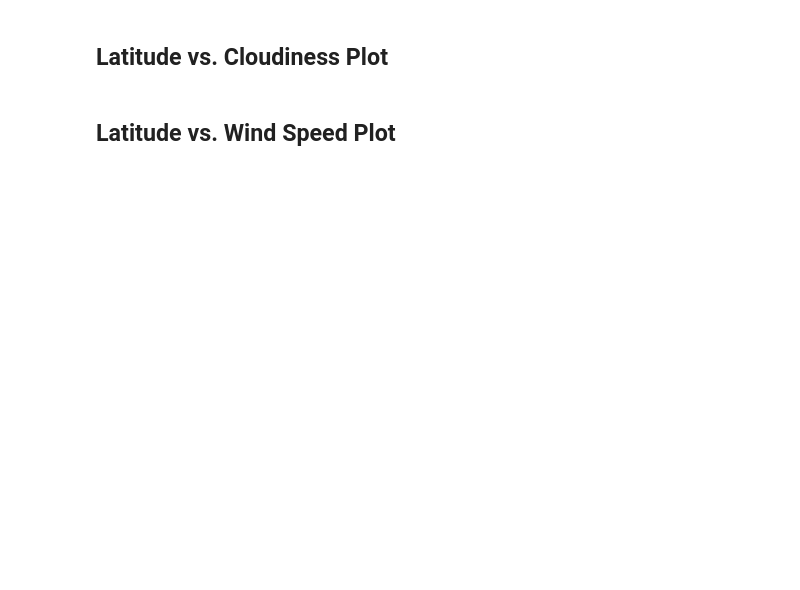
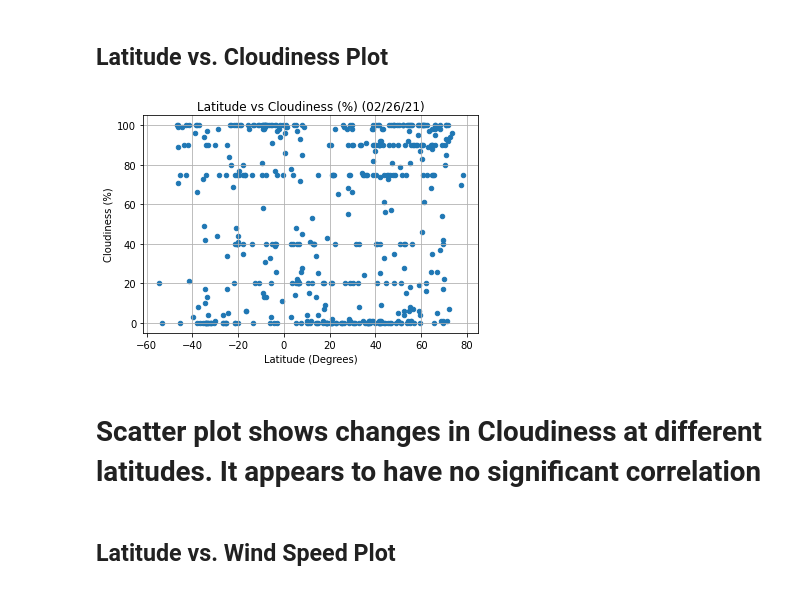
Before and after one commit to agomeso/Python-API-Challenge, a Jupyter notebook: WeatherPy/WeatherPy.ipynb, the cells around one changed output. Saved outputs shown, nothing was run; the diff lists cells and outputs as text; code cells hidden in the pictures; blank space fills up the shorter version.

```diff
--- a/WeatherPy/WeatherPy.ipynb
+++ b/WeatherPy/WeatherPy.ipynb
@@ -159,4 +178,13 @@ ValueError: scatter requires an x and y column
 # %% [markdown]
 ## Latitude vs. Cloudiness Plot
+# %%
+weather_df.plot(kind="scatter",x="Lat",y="Cloudiness",title=f"Latitude vs Cloudiness (%) ({today})")
+plt.ylabel("Cloudiness (%)")
+plt.xlabel("Latitude (Degrees)")
+plt.grid()
+# %% [output]
+[figure, added]
+# %% [markdown]
+# Scatter plot shows changes in Cloudiness at different latitudes. It appears to have no significant correlation
 # %% [markdown]
 ## Latitude vs. Wind Speed Plot
```
Also changed, not shown: parts of 28 cells of this notebook, 1 other file.
